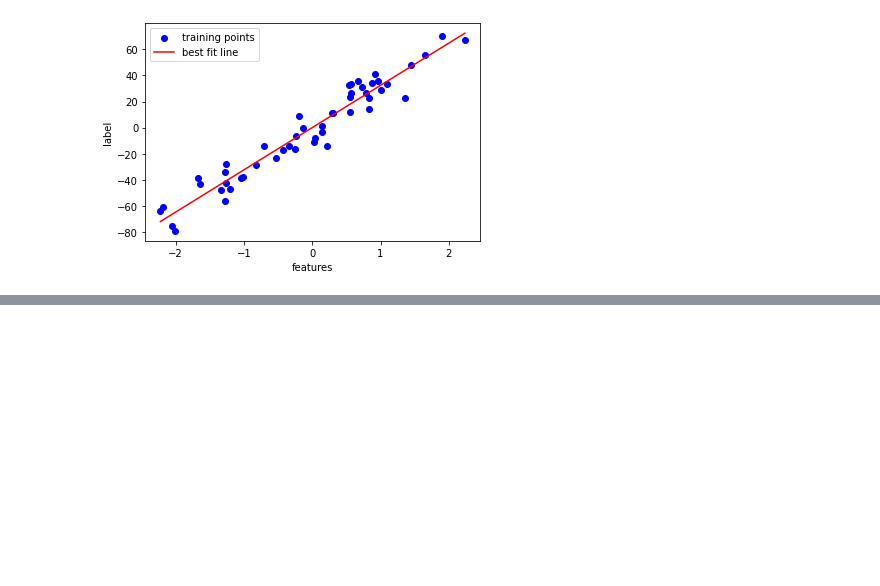
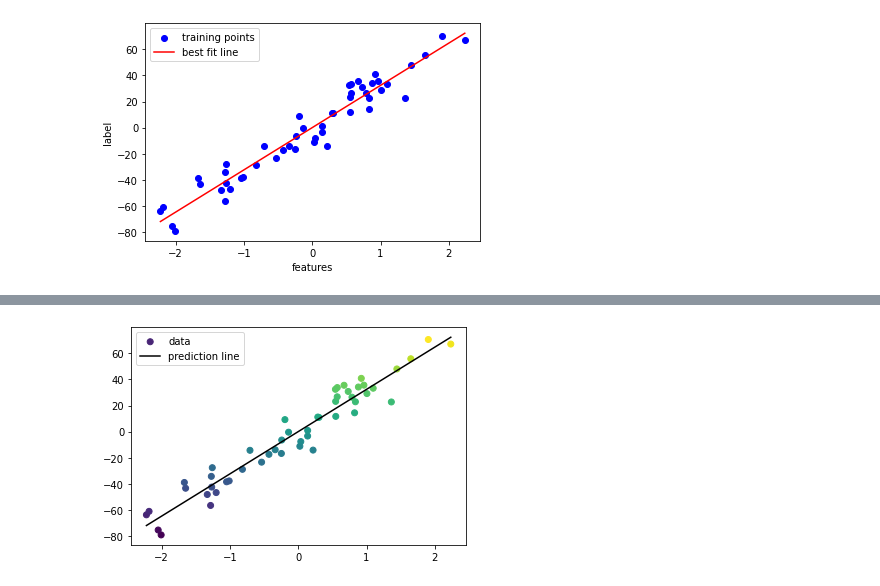
Before and after one commit to gsub17/PYTHON_BASIC, a Jupyter notebook: Data Science/06 Numpy - Univariate linear regression.ipynb, the cells around one changed output, grey strips where cells are left out. Saved outputs shown, nothing was run; the diff lists cells and outputs as text; code cells hidden in the pictures; blank space fills up the shorter version.

```diff
--- a/Data Science/06 Numpy - Univariate linear regression.ipynb
+++ b/Data Science/06 Numpy - Univariate linear regression.ipynb
@@ -88,0 +111,10 @@ plt.show()
+# %%
+x_test = np.linspace(X[:, 0].min() , X[:,0].max() , 100)
+y_test = m*x_test + c
+# %%
+plt.scatter(X , y ,c =y  , label="data")
+plt.plot(x_test , y_test , c = 'black' , label="prediction line")
+plt.legend()
+plt.show()
+# %% [output]
+[figure, added]
```
Also changed, not shown: parts of 5 cells of this notebook.
